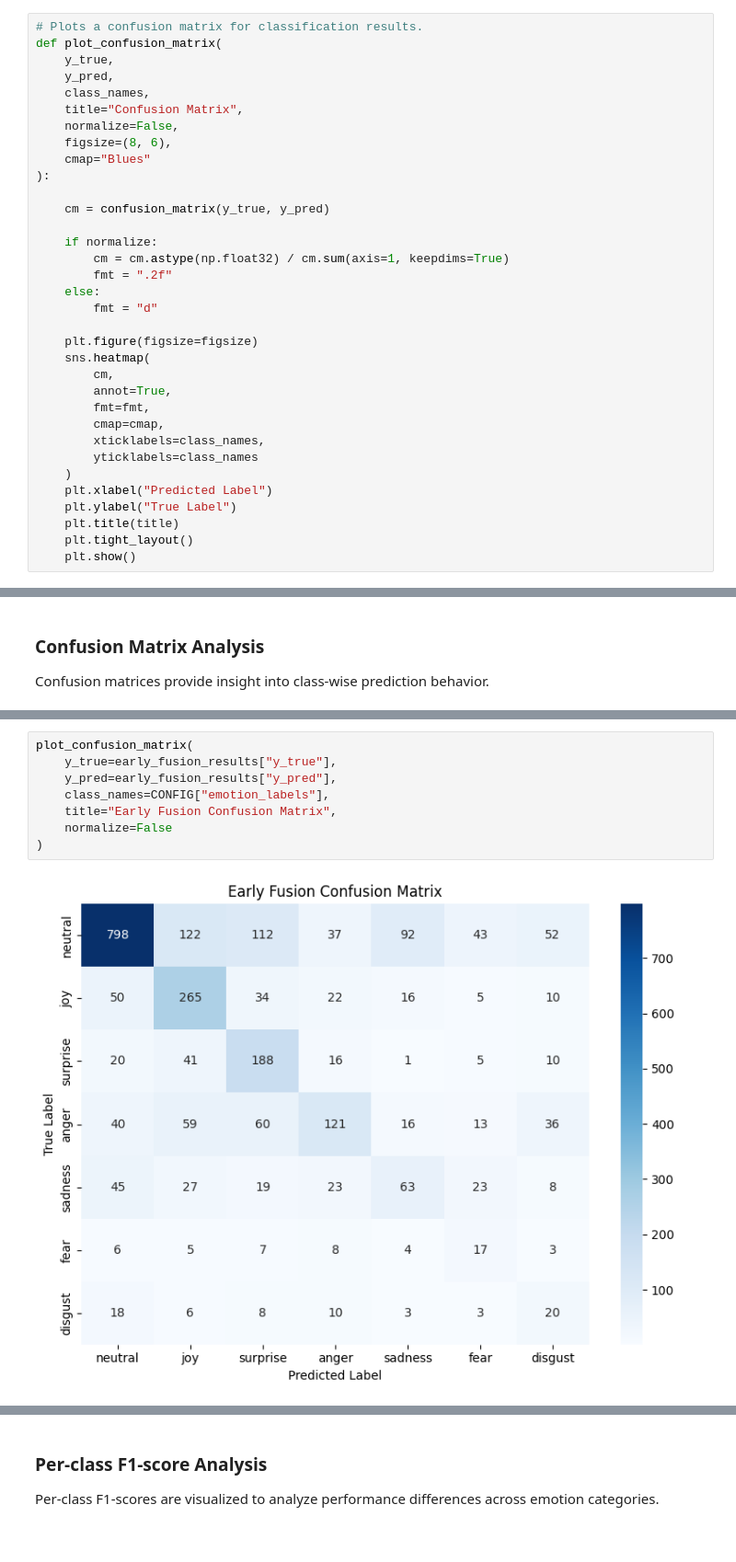
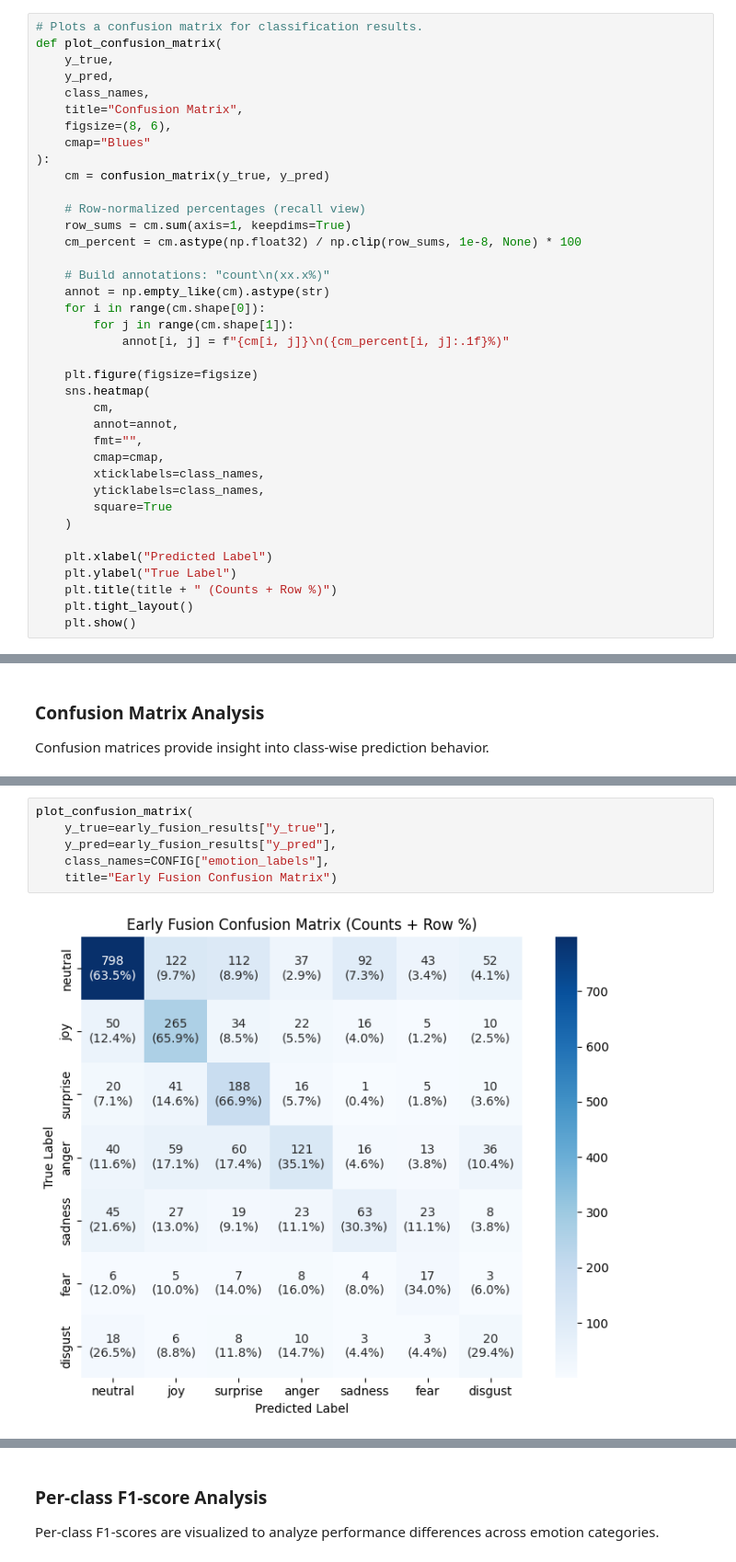
Before and after one commit to PetraMicanovic/multimodal-emotion-recognition, a Jupyter notebook: notebooks/MELD/02_audio_temporal_pooling_and_class_weights.ipynb, the cells around one changed output, grey strips where cells are left out. Shown at 92% size. Saved outputs shown, nothing was run; the diff lists cells and outputs as text.

Commit message:
Refactor plotting functions for confusion matrices and F1 scores. Add visualization for Text and Audio models

```diff
--- a/notebooks/MELD/02_audio_temporal_pooling_and_class_weights.ipynb
+++ b/notebooks/MELD/02_audio_temporal_pooling_and_class_weights.ipynb
@@ -876,31 +880,35 @@ def plot_confusion_matrix(
     y_pred,
     class_names,
     title="Confusion Matrix",
-    normalize=False,
     figsize=(8, 6),
     cmap="Blues"
 ):
-
     cm = confusion_matrix(y_true, y_pred)
 
-    if normalize:
-        cm = cm.astype(np.float32) / cm.sum(axis=1, keepdims=True)
-        fmt = ".2f"
-    else:
-        fmt = "d"
+    # Row-normalized percentages (recall view)
+    row_sums = cm.sum(axis=1, keepdims=True)
+    cm_percent = cm.astype(np.float32) / np.clip(row_sums, 1e-8, None) * 100
+
+    # Build annotations: "count\n(xx.x%)"
+    annot = np.empty_like(cm).astype(str)
+    for i in range(cm.shape[0]):
+        for j in range(cm.shape[1]):
+            annot[i, j] = f"{cm[i, j]}\n({cm_percent[i, j]:.1f}%)"
 
     plt.figure(figsize=figsize)
     sns.heatmap(
         cm,
-        annot=True,
-        fmt=fmt,
+        annot=annot,
+        fmt="",
         cmap=cmap,
         xticklabels=class_names,
-        yticklabels=class_names
+        yticklabels=class_names,
+        square=True
     )
+
     plt.xlabel("Predicted Label")
     plt.ylabel("True Label")
-    plt.title(title)
+    plt.title(title + " (Counts + Row %)")
     plt.tight_layout()
     plt.show()
 # %%
@@ -1192,10 +1268,8 @@ The early fusion confusion matrix indicates strong recognition of the **neutral*
 # %%
 plot_confusion_matrix(
     y_true=early_fusion_results["y_true"],
     y_pred=early_fusion_results["y_pred"],
     class_names=CONFIG["emotion_labels"],
-    title="Early Fusion Confusion Matrix",
-    normalize=False
-)
+    title="Early Fusion Confusion Matrix")
 # %% [output]
-[figure, old version]
+[figure, new version]
```
Also changed, not shown: parts of 34 cells of this notebook.
